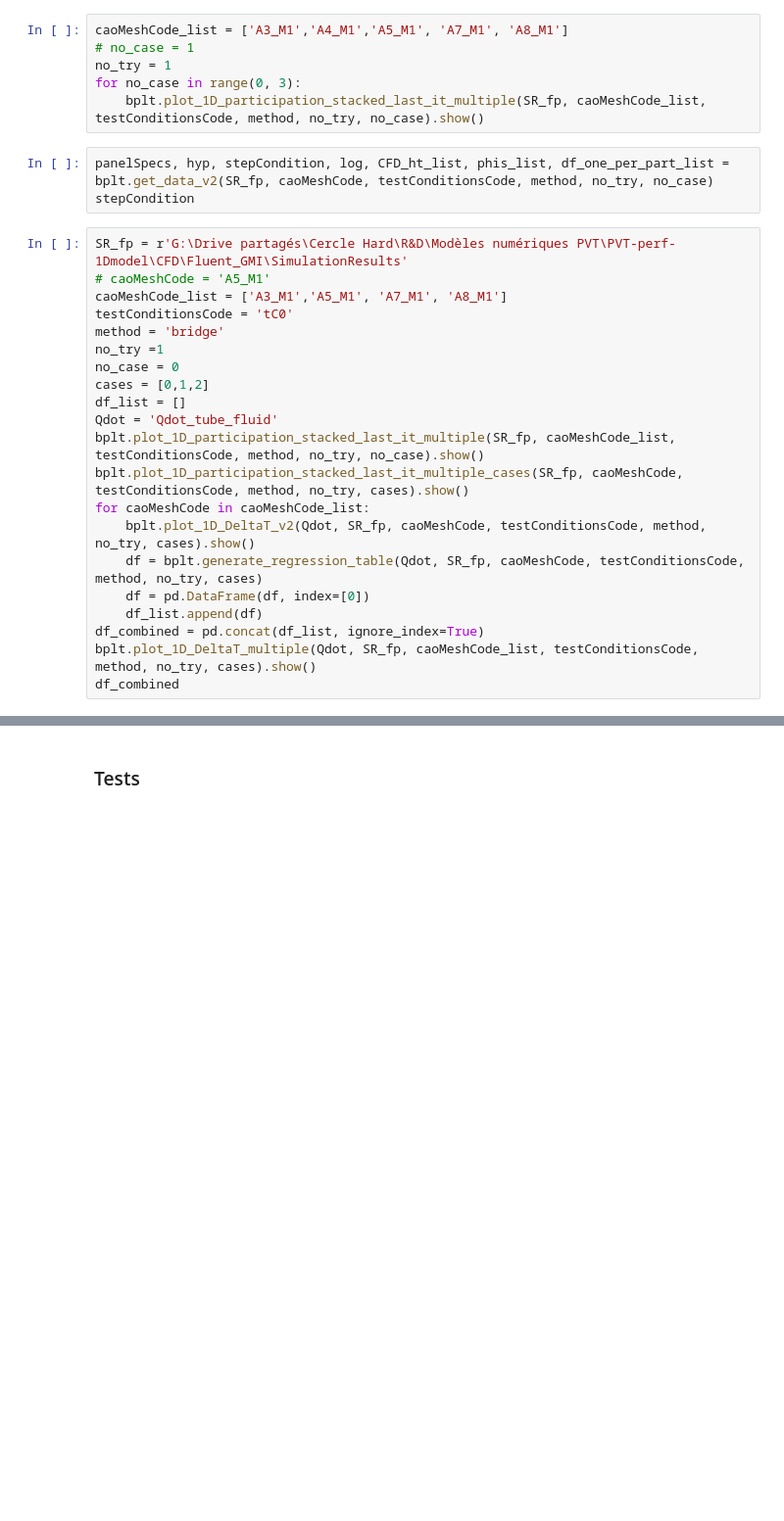
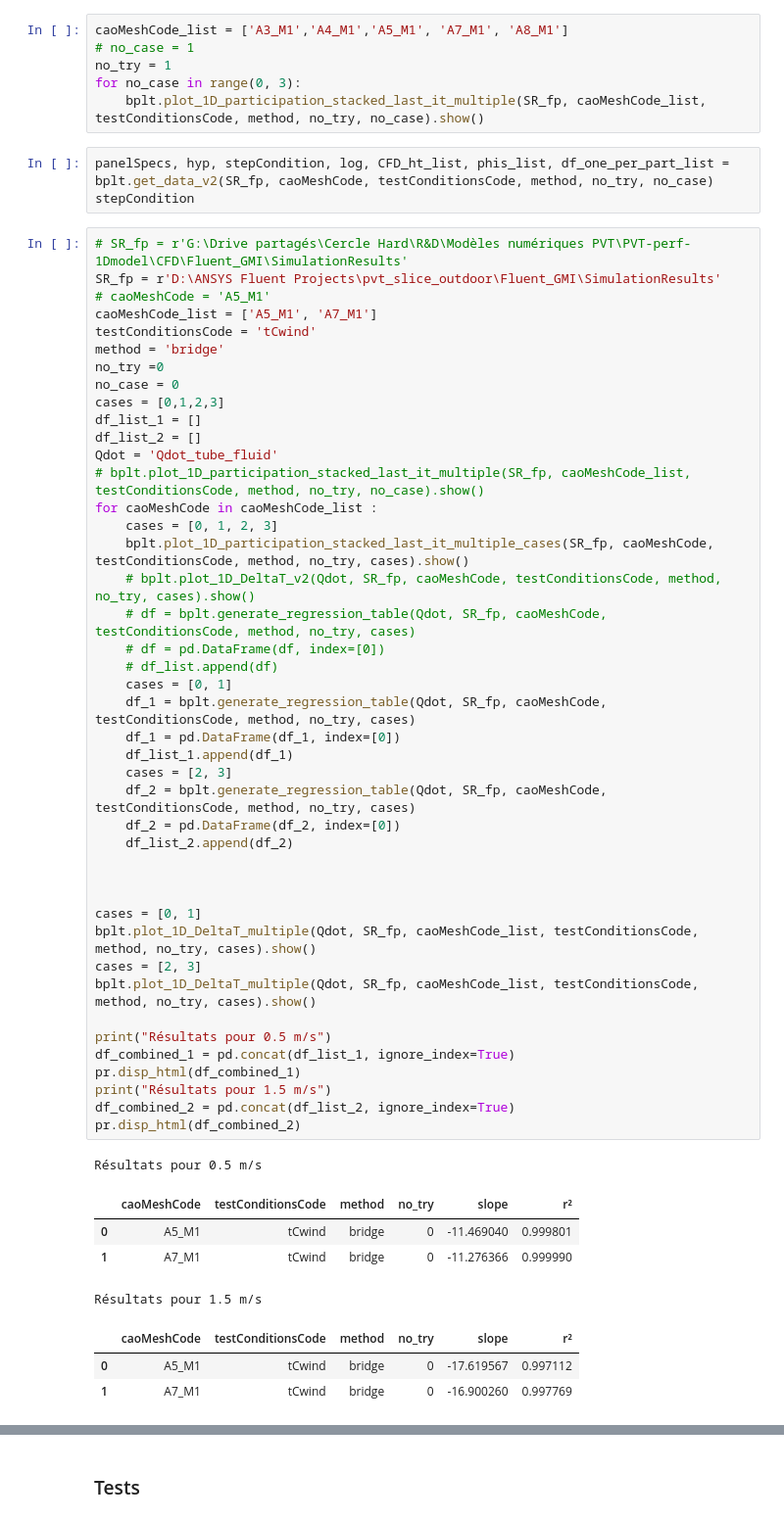
Before and after one commit to valentindelachaux/PVT-thermal-performance-model, a Jupyter notebook: CFD/test_bridge.ipynb, the cells around one changed output, grey strips where cells are left out. Shown at 98% size. Saved outputs shown, nothing was run; the diff lists cells and outputs as text; blank space fills up the shorter version.

```diff
--- a/CFD/test_bridge.ipynb
+++ b/CFD/test_bridge.ipynb
@@ -105,23 +105,54 @@ for no_case in range(0, 3):
 panelSpecs, hyp, stepCondition, log, CFD_ht_list, phis_list, df_one_per_part_list = bplt.get_data_v2(SR_fp, caoMeshCode, testConditionsCode, method, no_try, no_case)
 stepCondition
 # %%
-SR_fp = r'G:\Drive partagés\Cercle Hard\R&D\Modèles numériques PVT\PVT-perf-1Dmodel\CFD\Fluent_GMI\SimulationResults'
+# SR_fp = r'G:\Drive partagés\Cercle Hard\R&D\Modèles numériques PVT\PVT-perf-1Dmodel\CFD\Fluent_GMI\SimulationResults'
+SR_fp = r'D:\ANSYS Fluent Projects\pvt_slice_outdoor\Fluent_GMI\SimulationResults'
 # caoMeshCode = 'A5_M1'
-caoMeshCode_list = ['A3_M1','A5_M1', 'A7_M1', 'A8_M1']
-testConditionsCode = 'tC0'
+caoMeshCode_list = ['A5_M1', 'A7_M1']
+testConditionsCode = 'tCwind'
 method = 'bridge'
-no_try =1
+no_try =0
 no_case = 0
-cases = [0,1,2]
-df_list = []
+cases = [0,1,2,3]
+df_list_1 = []
+df_list_2 = []
 Qdot = 'Qdot_tube_fluid'
-bplt.plot_1D_participation_stacked_last_it_multiple(SR_fp, caoMeshCode_list, testConditionsCode, method, no_try, no_case).show()
-bplt.plot_1D_participation_stacked_last_it_multiple_cases(SR_fp, caoMeshCode, testConditionsCode, method, no_try, cases).show()
-for caoMeshCode in caoMeshCode_list:
-    bplt.plot_1D_DeltaT_v2(Qdot, SR_fp, caoMeshCode, testConditionsCode, method, no_try, cases).show()
-    df = bplt.generate_regression_table(Qdot, SR_fp, caoMeshCode, testConditionsCode, method, no_try, cases)
-    df = pd.DataFrame(df, index=[0])
-    df_list.append(df)
-df_combined = pd.concat(df_list, ignore_index=True)
+# bplt.plot_1D_participation_stacked_last_it_multiple(SR_fp, caoMeshCode_list, testConditionsCode, method, no_try, no_case).show()
+for caoMeshCode in caoMeshCode_list :
+    cases = [0, 1, 2, 3]
+    bplt.plot_1D_participation_stacked_last_it_multiple_cases(SR_fp, caoMeshCode, testConditionsCode, method, no_try, cases).show()
+    # bplt.plot_1D_DeltaT_v2(Qdot, SR_fp, caoMeshCode, testConditionsCode, method, no_try, cases).show()
+    # df = bplt.generate_regression_table(Qdot, SR_fp, caoMeshCode, testConditionsCode, method, no_try, cases)
+    # df = pd.DataFrame(df, index=[0])
+    # df_list.append(df)
+    cases = [0, 1]
+    df_1 = bplt.generate_regression_table(Qdot, SR_fp, caoMeshCode, testConditionsCode, method, no_try, cases)
+    df_1 = pd.DataFrame(df_1, index=[0])
+    df_list_1.append(df_1)
+    cases = [2, 3]
+    df_2 = bplt.generate_regression_table(Qdot, SR_fp, caoMeshCode, testConditionsCode, method, no_try, cases)
+    df_2 = pd.DataFrame(df_2, index=[0])
+    df_list_2.append(df_2)
+
+
+
+cases = [0, 1]
 bplt.plot_1D_DeltaT_multiple(Qdot, SR_fp, caoMeshCode_list, testConditionsCode, method, no_try, cases).show()
-df_combined
+cases = [2, 3]
+bplt.plot_1D_DeltaT_multiple(Qdot, SR_fp, caoMeshCode_list, testConditionsCode, method, no_try, cases).show()
+
+print("Résultats pour 0.5 m/s")
+df_combined_1 = pd.concat(df_list_1, ignore_index=True)
+pr.disp_html(df_combined_1)
+print("Résultats pour 1.5 m/s")
+df_combined_2 = pd.concat(df_list_2, ignore_index=True)
+pr.disp_html(df_combined_2)
+# %% [output]
+Résultats pour 0.5 m/s
+|  | caoMeshCode | testConditionsCode | method | no_try | slope | r² |
+| 0 | A5_M1 | tCwind | bridge | 0 | -11.469040 | 0.999801 |
+| 1 | A7_M1 | tCwind | bridge | 0 | -11.276366 | 0.999990 |
+Résultats pour 1.5 m/s
+|  | caoMeshCode | testConditionsCode | method | no_try | slope | r² |
+| 0 | A5_M1 | tCwind | bridge | 0 | -17.619567 | 0.997112 |
+| 1 | A7_M1 | tCwind | bridge | 0 | -16.900260 | 0.997769 |
```
Also changed, not shown: parts of 3 cells of this notebook, 3 other files.
